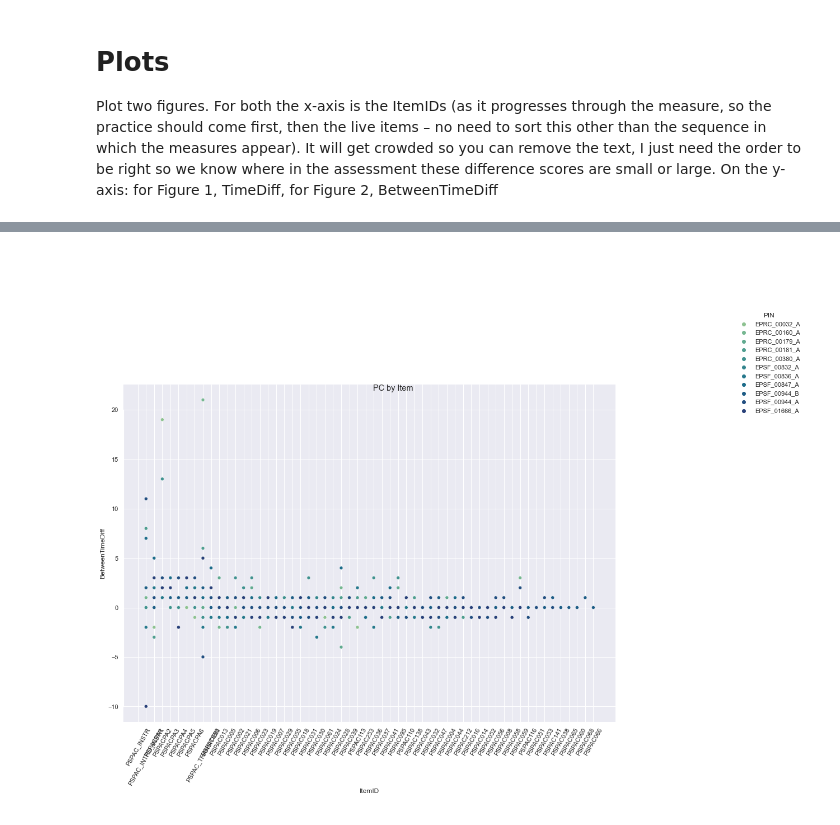
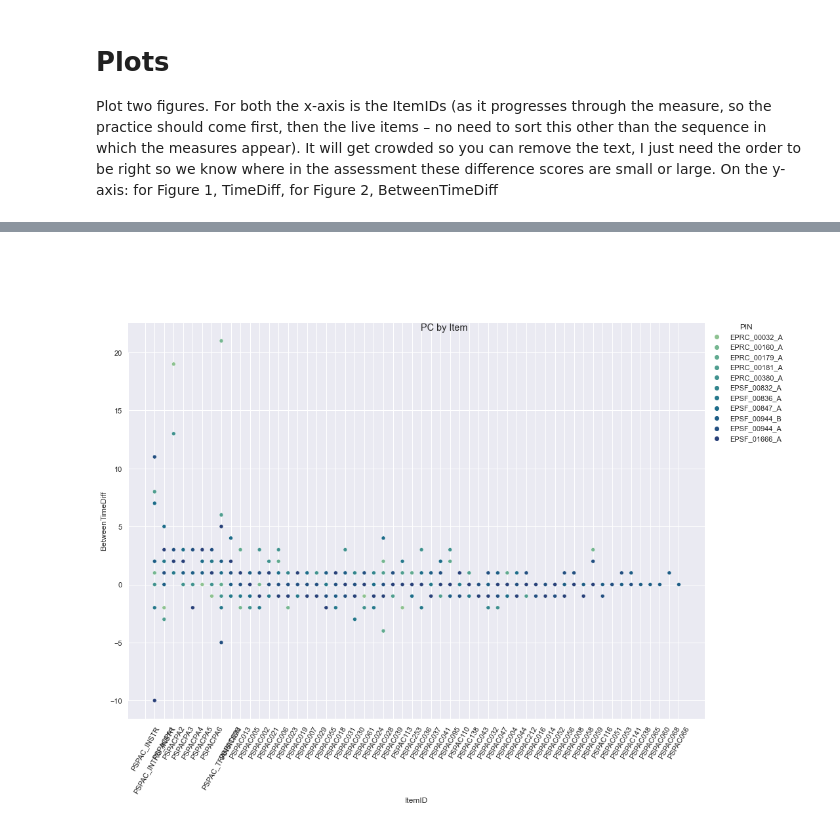
Before and after one commit to tianchu-shu/NWMSS, a Jupyter notebook: Timing_issue.ipynb, the cells around one changed output, grey strips where cells are left out. Saved outputs shown, nothing was run; the diff lists cells and outputs as text; code cells hidden in the pictures.

```diff
--- a/Timing_issue.ipynb
+++ b/Timing_issue.ipynb
@@ -331,9 +303,9 @@ leg.set_bbox_to_anchor([1.2,1.2])   # coordinates of lower left of bounding box
 # %%
 g=sns.relplot(data=pc,  x="ItemID", y="BetweenTimeDiff", hue='PIN', palette="crest",height=9, aspect=13/9)
 g.set_xticklabels(rotation=60)
 g.despine(trim=True)
 g.fig.suptitle("PC by Item")
 leg = g._legend
-leg.set_bbox_to_anchor([1.2,1.2])
+leg.set_bbox_to_anchor([1,1])
 # %% [output]
-[figure, old version]
+[figure, new version]
```
Also changed, not shown: parts of 9 cells of this notebook.
